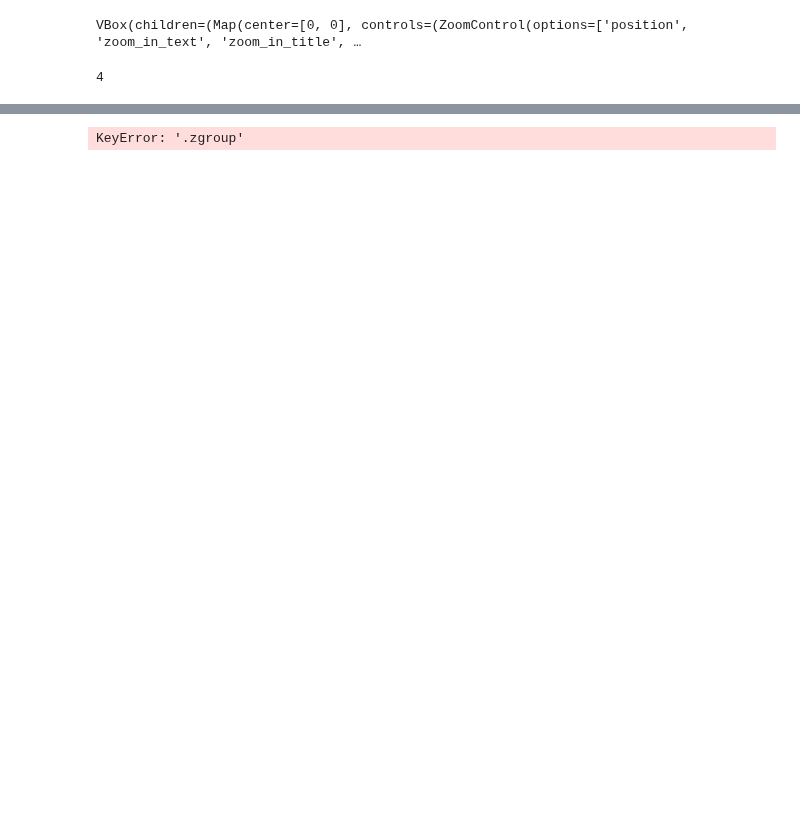
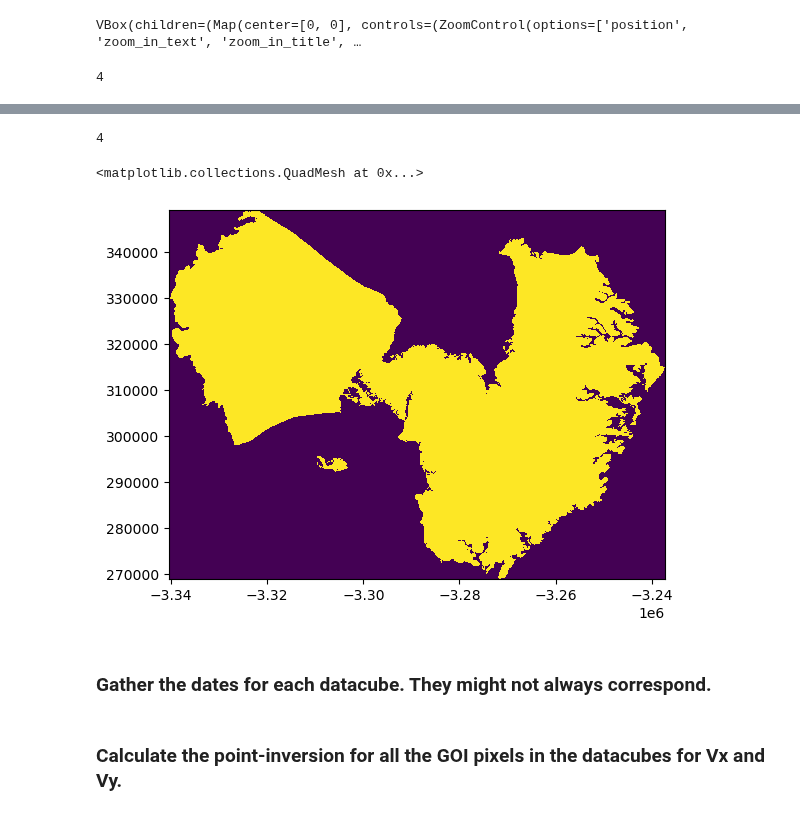
Before and after one commit to vdevauxchupin/ITS_LIVE_TOOL, a Jupyter notebook: nbs/03_inversion.ipynb, the cells around one changed output, grey strips where cells are left out. Drawn from its saved outputs; the diff is of its cells as text; code cells hidden in the pictures; blank space fills up the shorter version.

```diff
--- a/nbs/03_inversion.ipynb
+++ b/nbs/03_inversion.ipynb
@@ -297,2 +288,0 @@ day_interval = 12 # Amount of days in between each inversion value. The higher,
-# %%
-data_dict = create_data_dict(d['url'])
@@ -311,2 +288,0 @@ data_dict
-# %%
-X_valid,Y_valid,X_tot,Y_tot = [],[],[],[]
@@ -363,4 +289,40 @@ def get_extents(input_dict, X_tot, Y_tot, X_valid, Y_valid, data_dict):#, missio
-# %%
-X_tot, Y_tot, X_valid, Y_valid = get_extents(d['url'][0], X_tot, Y_tot, X_valid, Y_valid, data_dict)
-# %% [output]
-KeyError: '.zgroup'
+# %%
+len(coords)
+# %% [output]
+4
+# %%
+#| export
+if len(coords) >= 1:
+    data_dict, X_valid, Y_valid, X_tot, Y_tot = create_data_dict(urls)
+
+    for url in tqdm(range(len(urls))):
+        X_tot, Y_tot, X_valid, Y_valid = get_extents(urls[url], gpdf_ls, X_tot, Y_tot, X_valid, Y_valid, data_dict)
+
+    mission = None # 'None' if you want all the data, 'S1' for Sentinel-1 only, 'L' for Landsat only, etc.. .
+    lamb = 10 # Smoothing coefficient: the higher the value, the more the inversion favors a smooth output. BAD for surging glaciers, GOOD for non-surging glaciers
+    derivative = 2 # Derivative degree for the inversion. Doesn't change much unless you have a specific reasong to choose 1 or 2 (1st or 2nd derivative)
+    day_interval = 12 # Amount of days in between each inversion value. The higher, the faster the inversion. But you also lose in temporal resolution. 12 here because Sentinel-1 repeat-time is 12.
+
+    # Create Eastings and Northings arrays based on the Eastings and Northings of the datacubes
+    X_arr = np.unique(np.hstack(X_tot))
+    Y_arr = np.unique(np.hstack(Y_tot))
+
+    # Crop to the GOI (so we avoid over-filling our matrix with NaNs)
+    x_min = np.where(np.min(np.hstack(X_valid)) == X_arr)[0][0]
+    x_max = np.where(np.max(np.hstack(X_valid)) == X_arr)[0][0]
+    y_min = np.where(np.min(np.hstack(Y_valid)) == Y_arr)[0][0]
+    y_max = np.where(np.max(np.hstack(Y_valid)) == Y_arr)[0][0]
+
+
+    # And now search the indices corresponding to the coordinates
+    x_matches = np.hstack([[np.where(i == X_arr[min(x_min-1, x_max+1):max(x_min-1, x_max+1)])[0][0] for i in row] for row in X_valid]).astype(int)
+    y_matches = np.hstack([[np.where(i == Y_arr[min(y_min-1, y_max+1):max(y_min-1, y_max+1)])[0][0] for i in row] for row in Y_valid]).astype(int)
+
+    # Create an array representing the glacier
+    template = np.zeros((len(Y_arr[min(y_min-1, y_max+1):max(y_min-1, y_max+1)]), len( X_arr[min(x_min-1, x_max+1):max(x_min-1, x_max+1)])))
+    template[y_matches, x_matches] = 1
+# %%
+plt.pcolormesh(X_arr[x_min-1:x_max+1], Y_arr[y_min-1:y_max+1], template)
+# %% [output]
+<matplotlib.collections.QuadMesh at 0x...>
+[figure, added]
@@ -366,0 +335,2 @@ KeyError: '.zgroup'
+# %% [markdown]
+### Gather the dates for each datacube. They might not always correspond.
@@ -366,0 +350,2 @@ KeyError: '.zgroup'
+# %% [markdown]
+### Calculate the point-inversion for all the GOI pixels in the datacubes for Vx and Vy.
```
Also changed, not shown: parts of 24 cells of this notebook, 1 other file.
